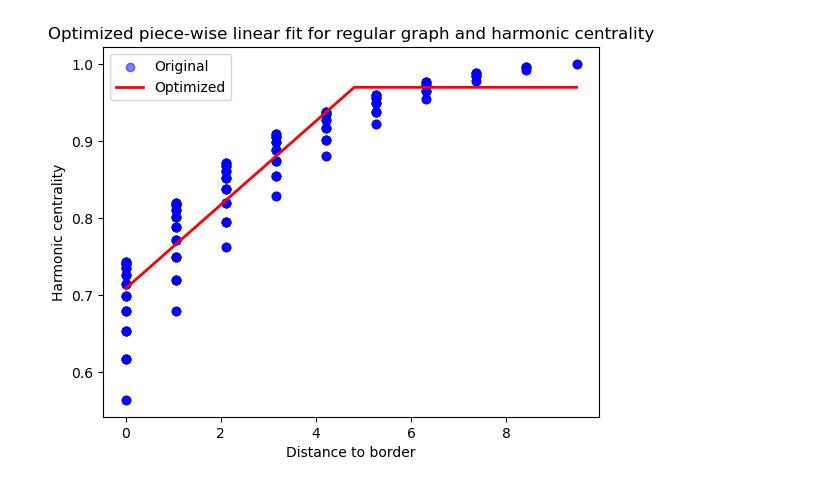
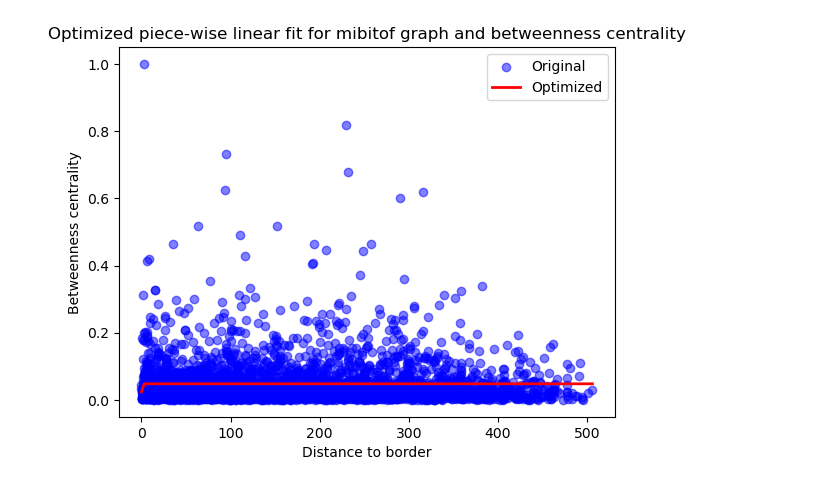
Before and after one commit to uderhardtlab/truncated_graphs, a Jupyter notebook: notebooks/optimization.ipynb, the cells around one changed output. Cells and saved outputs as stored; diff of their text form; code cells hidden in the pictures.

Commit message:
optimizer, real data

```diff
--- a/notebooks/optimization.ipynb
+++ b/notebooks/optimization.ipynb
@@ -28,0 +19,13 @@ df = pd.DataFrame(np.array([d, C]).T, columns=["Distance to border", f"{measure.
+# %%
+with open("../configs.json", "r") as f:
+    configs = json.load(f)
+# %%
+real_data = sq.datasets.mibitof(path=configs["real_data"])
+# %%
+real_data.obsp["spatial_connectivities"] = real_data.obsp["connectivities"].toarray()
+del real_data.obsp["connectivities"]
+del real_data.var
+del real_data.obsm["X_scanorama"]
+del real_data.obsm["X_umap"]
+del real_data.obs
+del real_data.uns
@@ -29,5 +51,5 @@ df = pd.DataFrame(np.array([d, C]).T, columns=["Distance to border", f"{measure.
 # %%
-measure = "harmonic"
-d = original.obs["distance_to_border"].values
-C = original.obs[measure].values
+measure = "betweenness"
+d = real_data.obs["distance_to_border"].values
+C = real_data.obs[measure].values
 # %%
@@ -85,22 +75,6 @@ Optimales b (Ellbogenpunkt): 4.799997773368477
 # %%
-m_opt = m.X
-c0_opt = c0.X
-b_opt = b.X
-
-d_curve = np.linspace(min(d), max(d), 500)
-
-C_curve = np.piecewise(
-    d_curve,
-    [d_curve <= b_opt, d_curve > b_opt],
-    [lambda x: m_opt * x + c0_opt, lambda x: m_opt * b_opt + c0_opt]
-)
-
-plt.scatter(d, C, color="blue", label="Original", alpha=0.5)
-plt.plot(d_curve, C_curve, color="red", label="Optimized", linewidth=2)
-plt.xlabel("Distance to border")
-plt.ylabel(f"{measure.capitalize()} centrality")
-plt.title(f"Optimized piece-wise linear fit for {t} graph and {measure} centrality")
-plt.legend()
-plt.savefig(f"../result_plots/{t}_{measure}_{n}.pdf")
+t = "mibitof"
+n = len(real_data)
+plot(d=d, C=C, m_opt=m_opt, c0_opt=c0_opt, b_opt=b_opt, measure=measure, t=t, n=n, path=f"../result_plots/{t}/{t}_{measure}_{n}.png")
 # %% [output]
-[figure, old version]
+[figure, new version]
```
Also changed, not shown: parts of 11 cells of this notebook, 2 other files.
